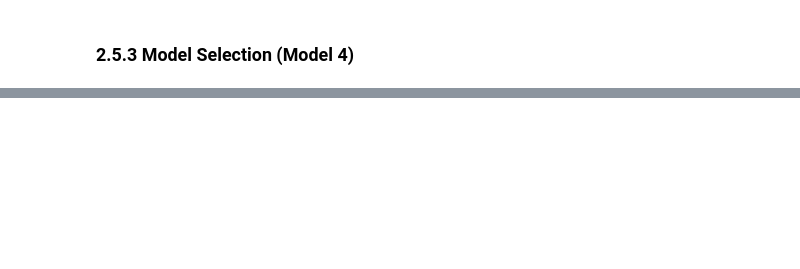
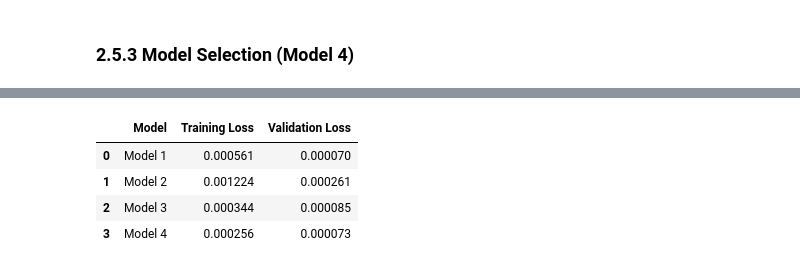
Before and after one commit to DanielMelo46/Neural_Networks_Assignment_1, a Jupyter notebook: assignment_5.ipynb, the cells around one changed output, grey strips where cells are left out. Drawn from its saved outputs; the diff is of its cells as text; code cells hidden in the pictures; blank space fills up the shorter version.

```diff
--- a/assignment_5.ipynb
+++ b/assignment_5.ipynb
@@ -478,0 +501,8 @@ plot_predictions(y_1_val, y_pred_4, val_files)
+# %%
+results_df
+# %% [output]
+|  | Model | Training Loss | Validation Loss |
+| 0 | Model 1 | 0.000561 | 0.000070 |
+| 1 | Model 2 | 0.001224 | 0.000261 |
+| 2 | Model 3 | 0.000344 | 0.000085 |
+| 3 | Model 4 | 0.000256 | 0.000073 |
```
Also changed, not shown: parts of 21 cells of this notebook.
